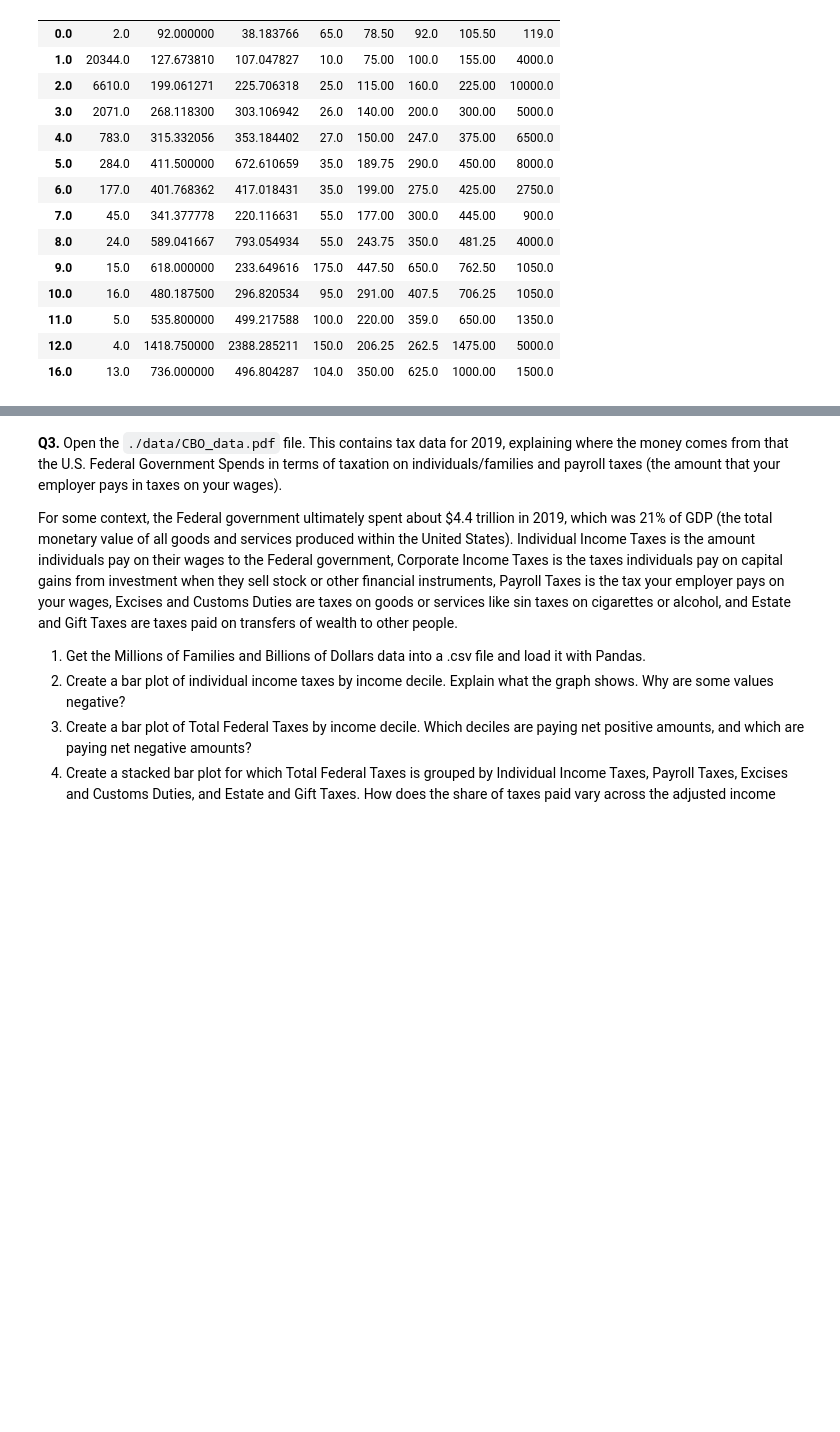
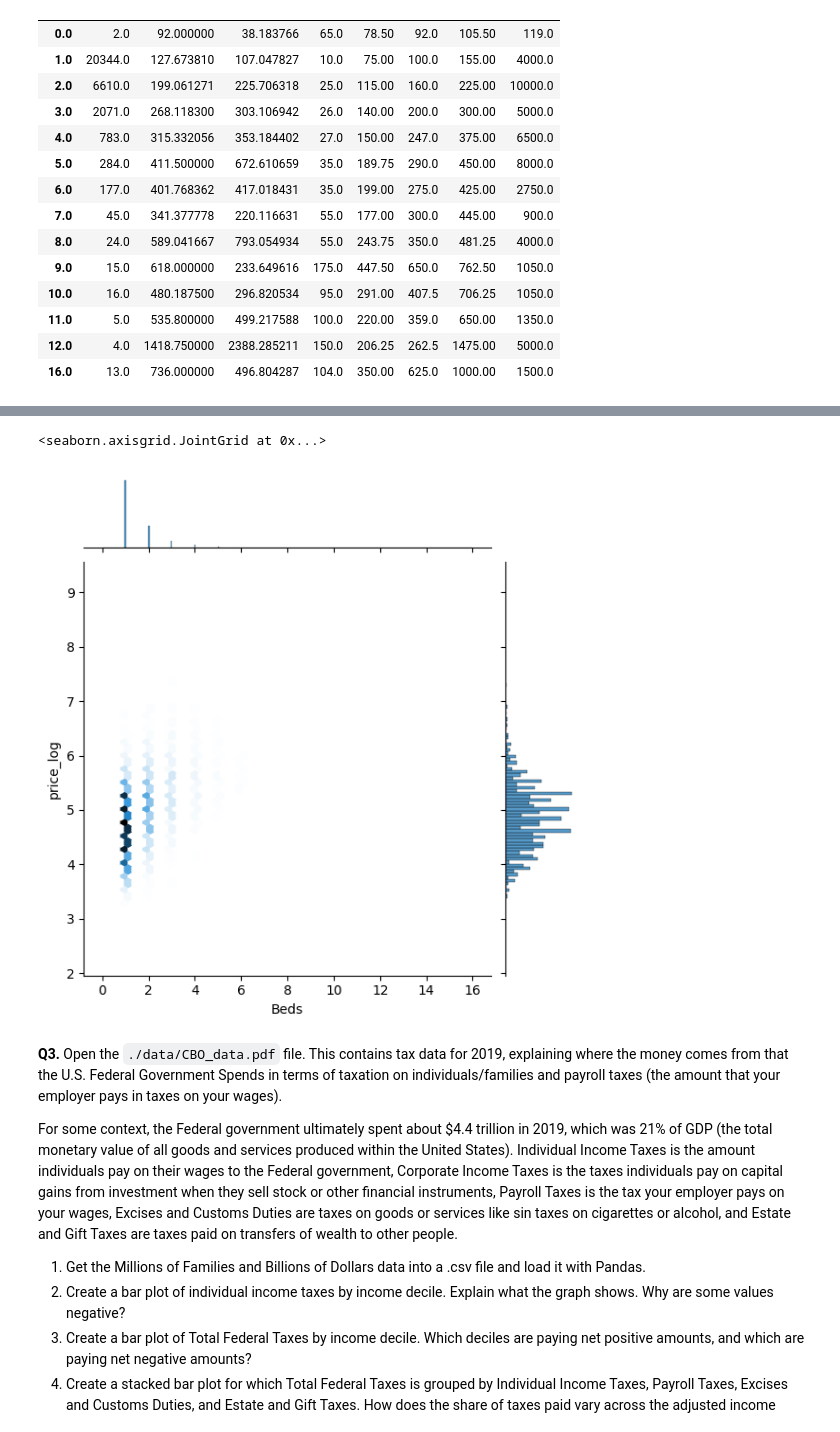
Before and after one commit to ElliotRoosevelt/visualization, a Jupyter notebook: assignment/assignment.ipynb, the cells around one changed output, grey strips where cells are left out. Drawn from its saved outputs; the diff is of its cells as text; code cells hidden in the pictures; blank space fills up the shorter version.

```diff
--- a/assignment/assignment.ipynb
+++ b/assignment/assignment.ipynb
@@ -217,3 +268,13 @@ air.loc[:,['Beds','Price']].groupby('Beds').describe()
+# %%
+#7
+#Use seaborn to make a jointplot with kind=hex.
+#Where are the data actually distributed? How does it affect the way you think about the plots in 5 and 6?
+  #Because of outliers, the number of beds and price log is a little different. Properties usuallyl have 1-2 beds and the price log is 5-6.
+
+sns.jointplot(data=air,x='Beds',y='price_log',kind='hex')
+# %% [output]
+<seaborn.axisgrid.JointGrid at 0x...>
+[figure, added]
 # %% [markdown]
 **Q3.** Open the `./data/CBO_data.pdf` file. This contains tax data for 2019, explaining where the money comes from that the U.S. Federal Government Spends in terms of taxation on individuals/families and payroll taxes (the amount that your employer pays in taxes on your wages).
 
```
Also changed, not shown: parts of 6 cells of this notebook.
